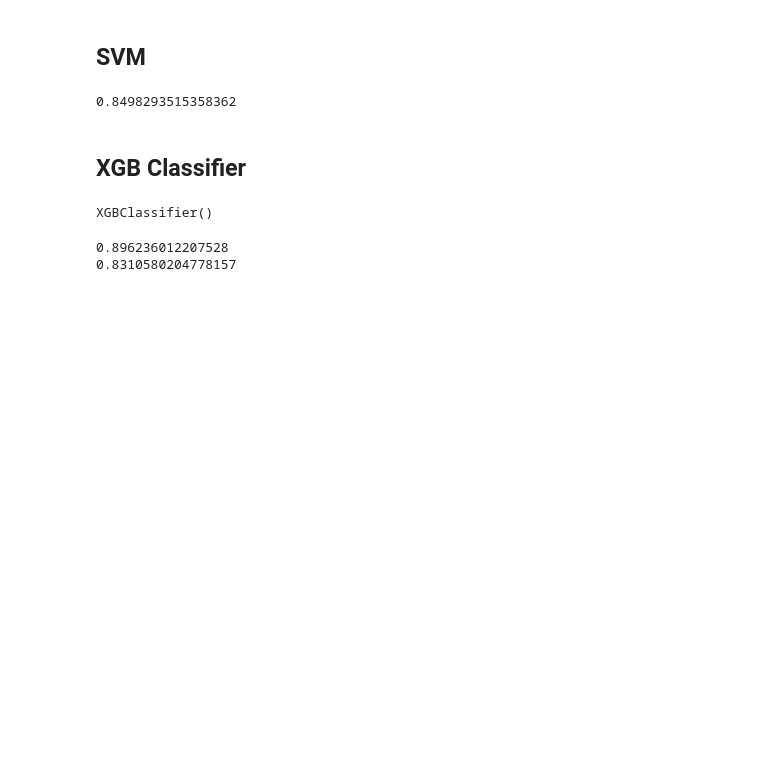
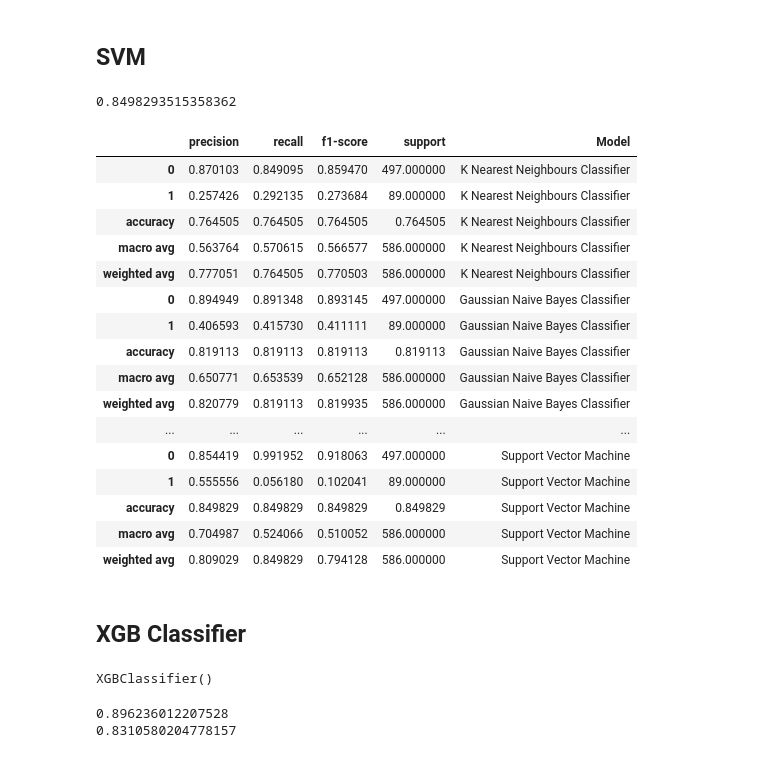
Before and after one commit to saahilahujaa/Cardiovascular-Risk, a Jupyter notebook: Cardiovascular_risk.ipynb, the cells around one changed output. Cells and saved outputs as stored; diff of their text form; code cells hidden in the pictures; blank space fills up the shorter version.

```diff
--- a/Cardiovascular_risk.ipynb
+++ b/Cardiovascular_risk.ipynb
@@ -396,0 +409,8 @@ knn_cv.best_params_
+# %%
+from sklearn.metrics import classification_report
+#adding results to results df
+dict1= classification_report(y_test,y_pred,output_dict=True)
+tempodf=pd.DataFrame(dict1).transpose()
+tempodf['Model'] = 'K Nearest Neighbours Classifier'
+
+res_df=res_df.append(tempodf)
@@ -417,3 +450,11 @@ confusion_matrix(y_test,y_test_pred)
 # %% [output]
 array([[443,  54],
        [ 52,  37]])
+# %%
+
+#adding results to results df
+dict1= classification_report(y_test,y_test_pred,output_dict=True)
+tempodf=pd.DataFrame(dict1).transpose()
+tempodf['Model'] = 'Gaussian Naive Bayes Classifier'
+
+res_df=res_df.append(tempodf)
@@ -453,0 +509,7 @@ array([[495,   2],
+# %%
+#adding results to results df
+dict1= classification_report(y_test,y_pred,output_dict=True)
+tempodf=pd.DataFrame(dict1).transpose()
+tempodf['Model'] = 'Logistic Classifier'
+
+res_df=res_df.append(tempodf)
@@ -473,6 +554,33 @@ from sklearn import metrics
 svmc.score(df_test_scaled,y_test)
 # %% [output]
 0.8498293515358362
+# %%
+#adding results to results df
+dict1= classification_report(y_test,y_pred,output_dict=True)
+tempodf=pd.DataFrame(dict1).transpose()
+tempodf['Model'] = 'Support Vector Machine'
+
+res_df=res_df.append(tempodf)
+# %%
+res_df
+# %% [output]
+|  | precision | recall | f1-score | support | Model |
+| 0 | 0.870103 | 0.849095 | 0.859470 | 497.000000 | K Nearest Neighbours Classifier |
+| 1 | 0.257426 | 0.292135 | 0.273684 | 89.000000 | K Nearest Neighbours Classifier |
+| accuracy | 0.764505 | 0.764505 | 0.764505 | 0.764505 | K Nearest Neighbours Classifier |
+| macro avg | 0.563764 | 0.570615 | 0.566577 | 586.000000 | K Nearest Neighbours Classifier |
+| weighted avg | 0.777051 | 0.764505 | 0.770503 | 586.000000 | K Nearest Neighbours Classifier |
+| 0 | 0.894949 | 0.891348 | 0.893145 | 497.000000 | Gaussian Naive Bayes Classifier |
+| 1 | 0.406593 | 0.415730 | 0.411111 | 89.000000 | Gaussian Naive Bayes Classifier |
+| accuracy | 0.819113 | 0.819113 | 0.819113 | 0.819113 | Gaussian Naive Bayes Classifier |
+| macro avg | 0.650771 | 0.653539 | 0.652128 | 586.000000 | Gaussian Naive Bayes Classifier |
+| weighted avg | 0.820779 | 0.819113 | 0.819935 | 586.000000 | Gaussian Naive Bayes Classifier |
+| ... | ... | ... | ... | ... | ... |
+| 0 | 0.854419 | 0.991952 | 0.918063 | 497.000000 | Support Vector Machine |
+| 1 | 0.555556 | 0.056180 | 0.102041 | 89.000000 | Support Vector Machine |
+| accuracy | 0.849829 | 0.849829 | 0.849829 | 0.849829 | Support Vector Machine |
+| macro avg | 0.704987 | 0.524066 | 0.510052 | 586.000000 | Support Vector Machine |
+| weighted avg | 0.809029 | 0.849829 | 0.794128 | 586.000000 | Support Vector Machine |
 # %% [markdown]
 ## XGB Classifier
 # %%
```
Also changed, not shown: parts of 27 cells of this notebook.
